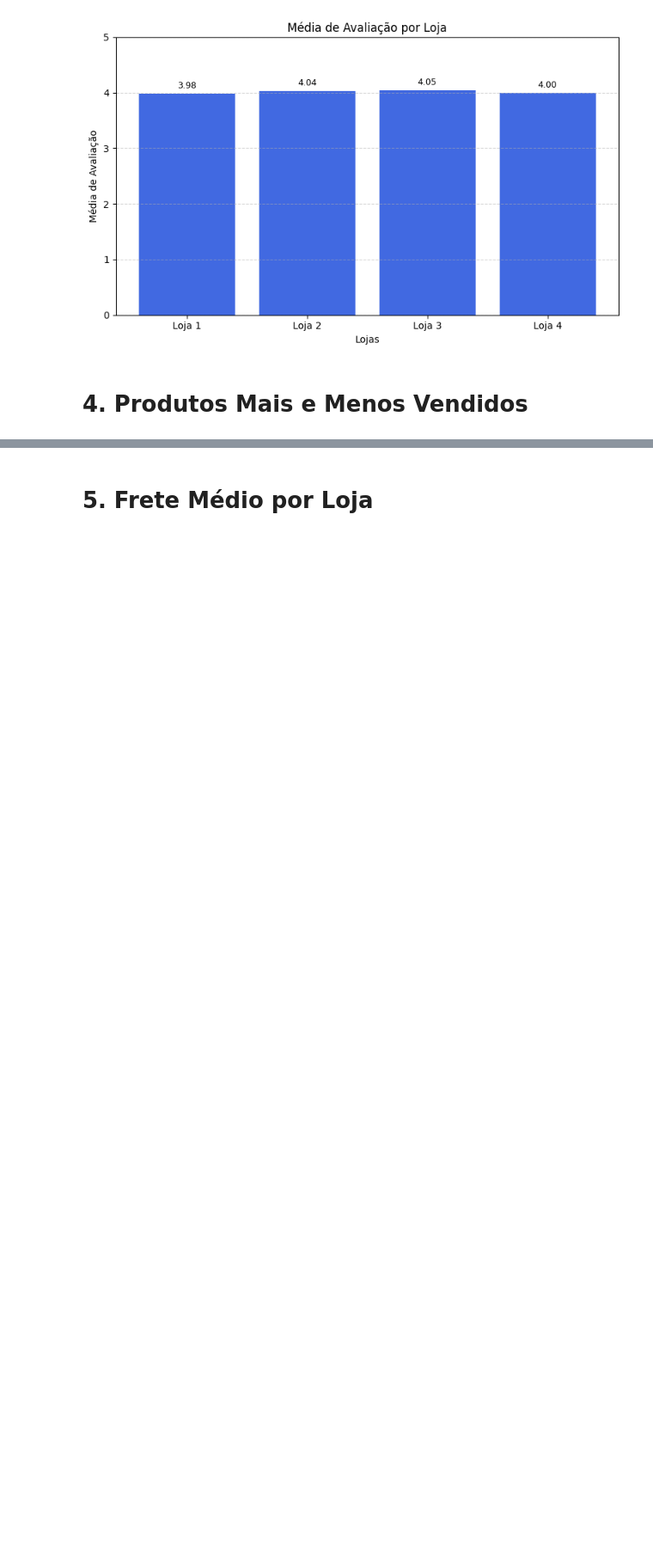
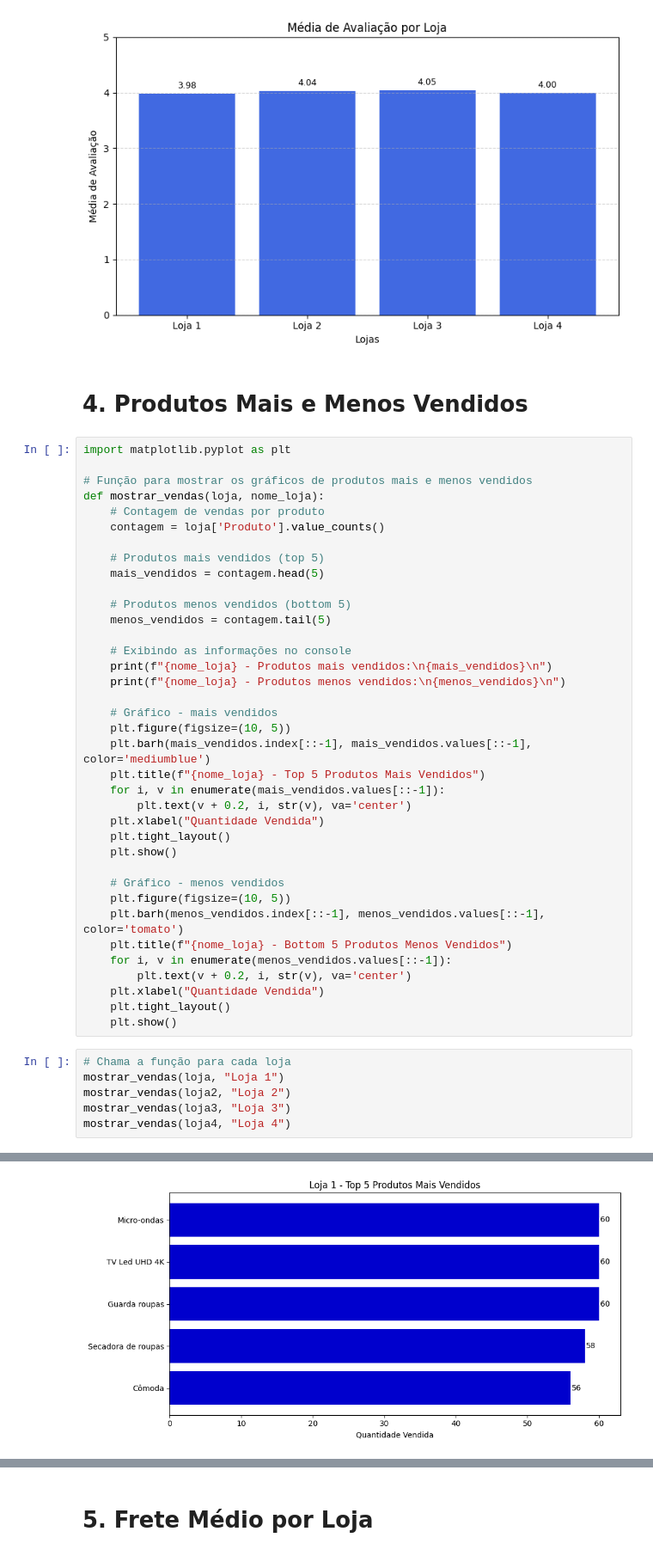
Before and after one commit to LucasCA-Git/ONE-Data_Science, a Jupyter notebook: colab/AluraStoreBr.ipynb, the cells around one changed output, grey strips where cells are left out. Shown at 86% size. Cells and saved outputs as stored; diff of their text form; blank space fills up the shorter version.

```diff
--- a/colab/AluraStoreBr.ipynb
+++ b/colab/AluraStoreBr.ipynb
@@ -135,3 +135,47 @@ plt.show()
 [figure]
 # %% [markdown]
 # 4. Produtos Mais e Menos Vendidos
+# %%
+import matplotlib.pyplot as plt
+
+# Função para mostrar os gráficos de produtos mais e menos vendidos
+def mostrar_vendas(loja, nome_loja):
+    # Contagem de vendas por produto
+    contagem = loja['Produto'].value_counts()
+
+    # Produtos mais vendidos (top 5)
+    mais_vendidos = contagem.head(5)
+
+    # Produtos menos vendidos (bottom 5)
+    menos_vendidos = contagem.tail(5)
+
+    # Exibindo as informações no console
+    print(f"{nome_loja} - Produtos mais vendidos:\n{mais_vendidos}\n")
+    print(f"{nome_loja} - Produtos menos vendidos:\n{menos_vendidos}\n")
+
+    # Gráfico - mais vendidos
+    plt.figure(figsize=(10, 5))
+    plt.barh(mais_vendidos.index[::-1], mais_vendidos.values[::-1], color='mediumblue')
+    plt.title(f"{nome_loja} - Top 5 Produtos Mais Vendidos")
+    for i, v in enumerate(mais_vendidos.values[::-1]):
+        plt.text(v + 0.2, i, str(v), va='center')
+    plt.xlabel("Quantidade Vendida")
+    plt.tight_layout()
+    plt.show()
+
+    # Gráfico - menos vendidos
+    plt.figure(figsize=(10, 5))
+    plt.barh(menos_vendidos.index[::-1], menos_vendidos.values[::-1], color='tomato')
+    plt.title(f"{nome_loja} - Bottom 5 Produtos Menos Vendidos")
+    for i, v in enumerate(menos_vendidos.values[::-1]):
+        plt.text(v + 0.2, i, str(v), va='center')
+    plt.xlabel("Quantidade Vendida")
+    plt.tight_layout()
+    plt.show()
+# %%
+# Chama a função para cada loja
+mostrar_vendas(loja, "Loja 1")
+mostrar_vendas(loja2, "Loja 2")
+mostrar_vendas(loja3, "Loja 3")
+mostrar_vendas(loja4, "Loja 4")
+# %% [output]
@@ -137,0 +199 @@ plt.show()
+[figure, added]
```
Also changed, not shown: parts of 3 cells of this notebook.
